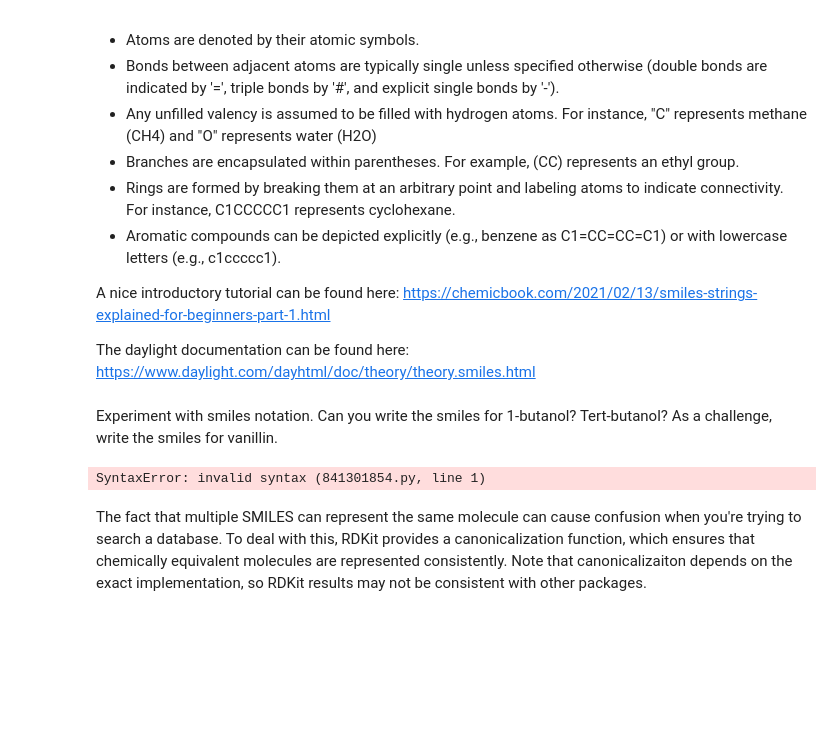
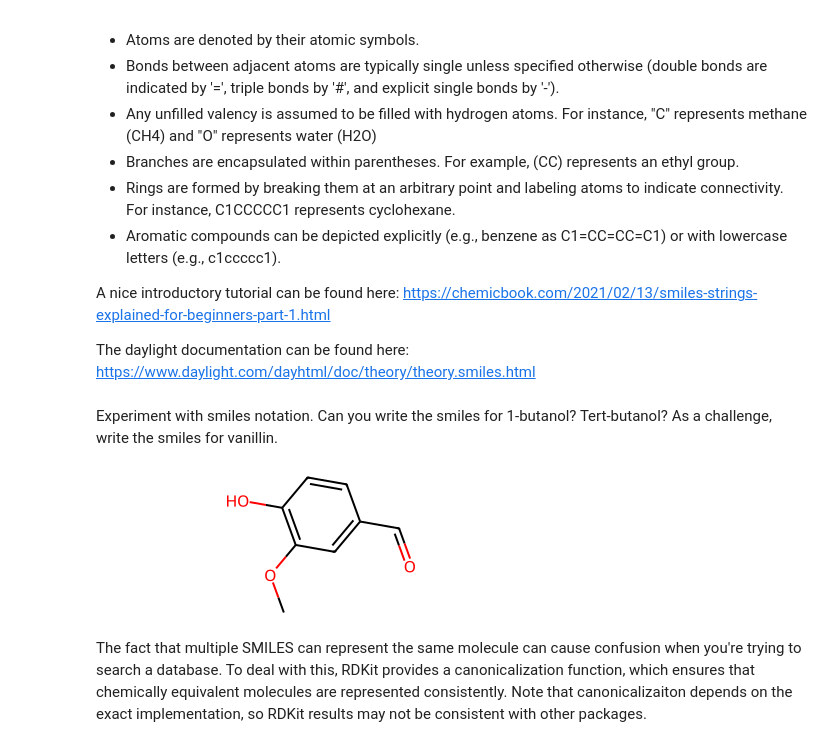
Before and after one commit to philippeloe/practical-programming-in-chemistry-exercises, a Jupyter notebook: week_05/05_exercises.ipynb, the cells around one changed output. Saved outputs shown, nothing was run; the diff lists cells and outputs as text; code cells hidden in the pictures; blank space fills up the shorter version.

```diff
--- a/week_05/05_exercises.ipynb
+++ b/week_05/05_exercises.ipynb
@@ -46,14 +46,14 @@ The daylight documentation can be found here:
 https://www.daylight.com/dayhtml/doc/theory/theory.smiles.html
 # %% [markdown]
 Experiment with smiles notation. Can you write the smiles for 1-butanol? Tert-butanol? As a challenge, write the smiles for vanillin.
-# %%
-butanol = # your smiles here
-tertbutanol = # your smiles here
-vanillin = # your smiles here
-
-Chem.MolFromSmiles(vanillin)
-# %% [output]
-SyntaxError: invalid syntax (841301854.py, line 1)
+# %%
+butanol = "CCCCO"
+tertbutanol = "CC(C)(C)O"
+vanillin = "COC1=C(C=CC(=C1)C=O)O"
+
+Chem.MolFromSmiles(vanillin)
+# %% [output]
+[figure, added]
 # %% [markdown]
 The fact that multiple SMILES can represent the same molecule can cause confusion when you're trying to search a database. To deal with this, RDKit provides a canonicalization function, which ensures that chemically equivalent molecules are represented consistently. Note that canonicalizaiton depends on the exact implementation, so RDKit results may not be consistent with other packages.
 # %% [markdown]
```
Also changed, not shown: parts of 30 cells of this notebook, 2 other files.
